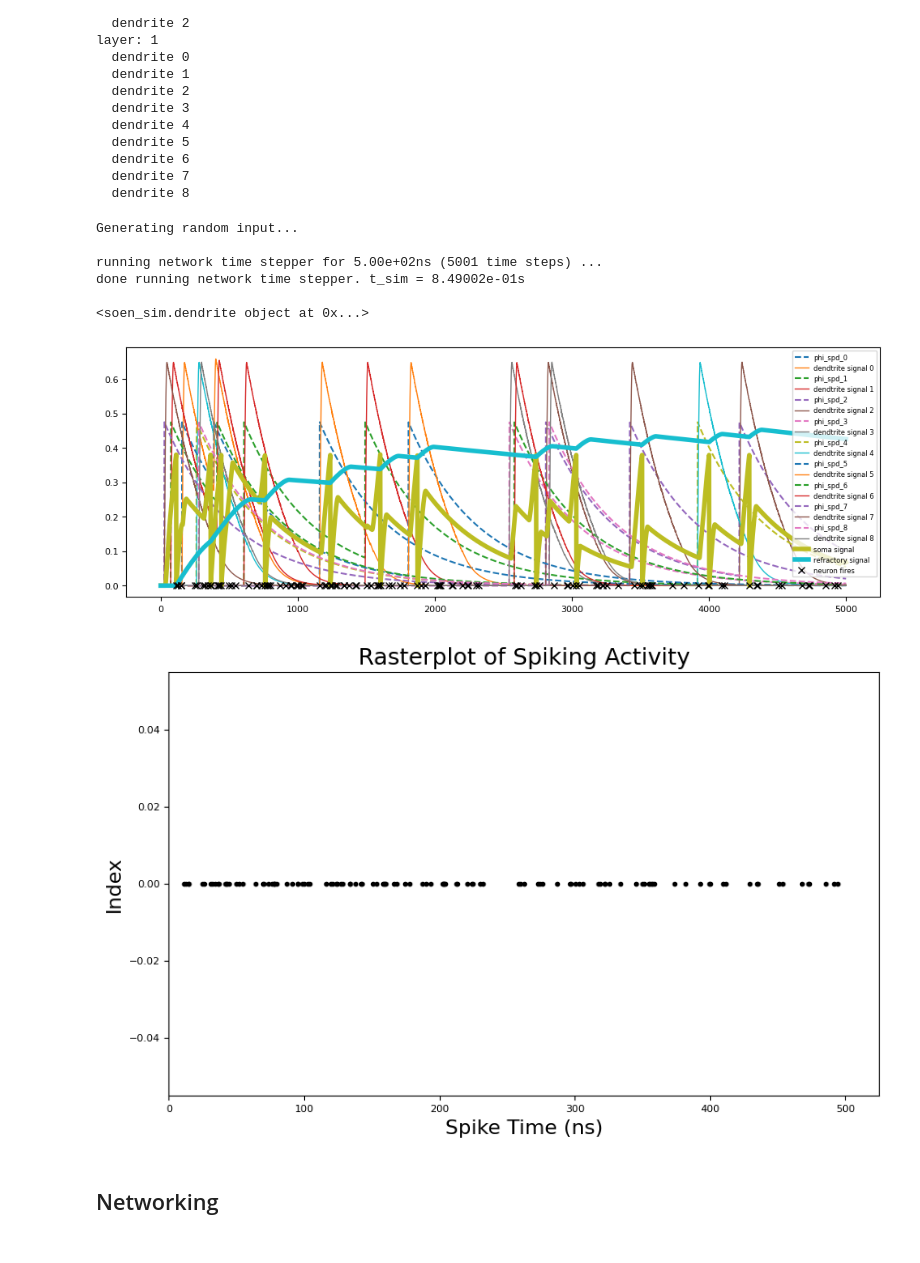
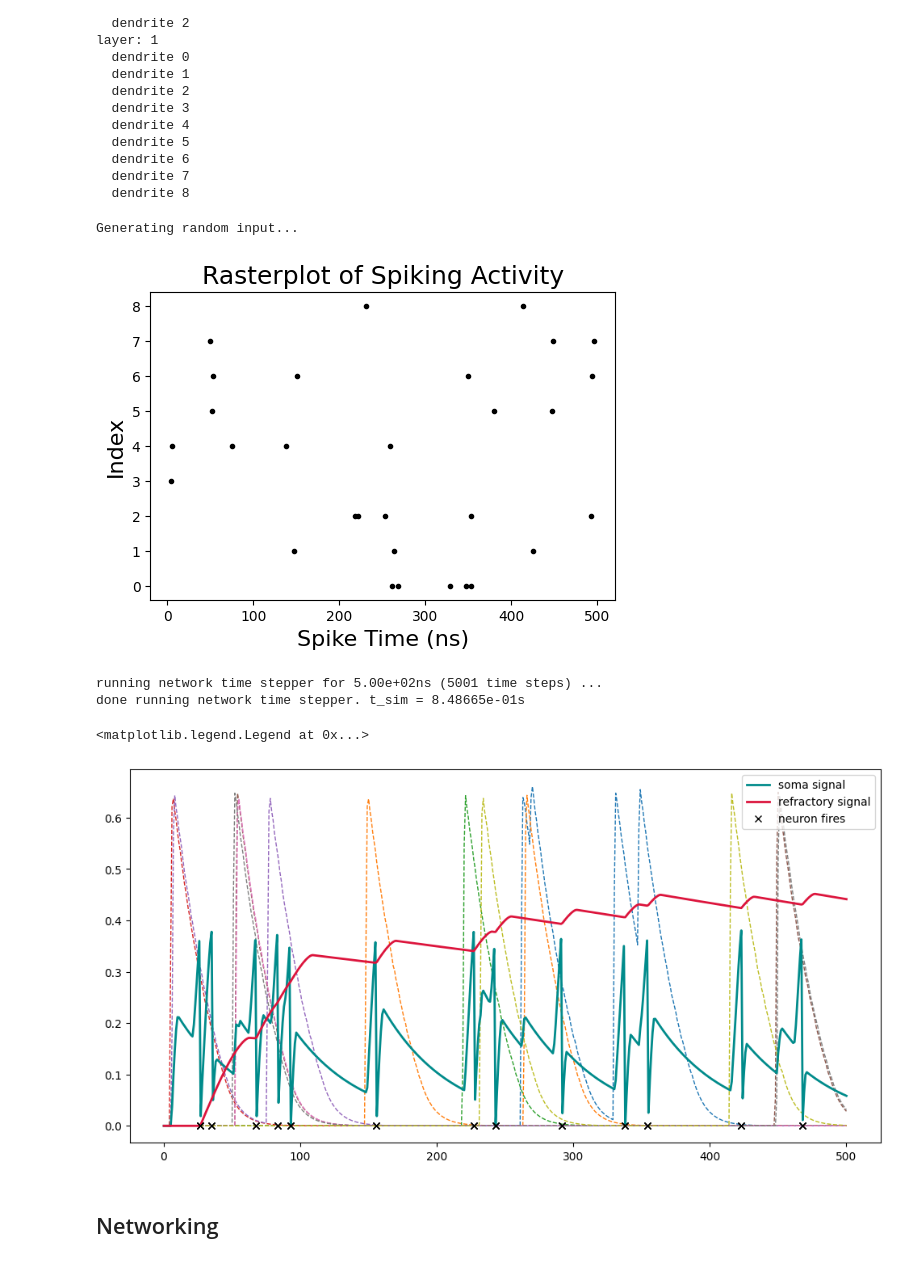
Before and after one commit to ryangitsit/sim_soens, a Jupyter notebook: soen_tutorial.ipynb, the cells around one changed output. Drawn from its saved outputs; the diff is of its cells as text; code cells hidden in the pictures.

```diff
--- a/soen_tutorial.ipynb
+++ b/soen_tutorial.ipynb
@@ -226,49 +323,44 @@ layer: 1
   dendrite 6
   dendrite 7
   dendrite 8
+# %%
+# generate and plot 8 dimensional random inpot
+input = SuperInput(channels=9, type='random', total_spikes=30, duration=500)
+raster_plot(input.spike_arrays,notebook=True)
+# %% [output]
+Generating random input...
+[figure, added]
 # %%
-input = SuperInput(channels=9, type='random', total_spikes=30, duration=500)
-# raster_plot(input.spike_arrays)
+# Attach one input channel per synapse
 for i in range(len(neo.synapses)):
-    # in_ = input_signal(name = 'input_synaptic_drive',
-    #                    input_temporal_form = 'arbitrary_spike_train',
-    #                    spike_times = input.spike_rows[i])
     neo.synapses[i].add_input(input.signals[i])
 
+# create and run network
 net = network(name = 'network_under_test')
 net.add_neuron(neo.fractal_neuron)
-# net.neurons['name'].name = 1
-
-# network_object.neurons[neuron_key].dend__ref.synaptic_inputs['{}__syn_refraction'.format(network_object.neurons[neuron_key].name)].spike_times_converted = np.append(network_object.neurons[neuron_key].dend__ref.synaptic_inputs['{}__syn_refraction'.format(network_object.neurons[neuron_key].name)].spike_times_converted,tau_vec[ii+1])
+# net.neurons['name'].name = 1 # sometimes naming bug
 net.run_sim(dt = .1, tf = 500)
 net.get_recordings()
-print(neo.dendrites[0][0])
-import matplotlib.pyplot as plt
-# print(spd.keys())
-# dend_s = neo.dendrites[0][0].s
+
+# tau_convert = 1/net.neurons[1].time_params['t_tau_conversion']
 signal = net.neurons[1].dend__nr_ni.s
 ref = net.neurons[1].dend__ref.s
-plt.figure(figsize=(12,4))
+
+plt.figure(figsize=(12,6))
 for i in range(9):
     spd = neo.dendrites[1][i].synaptic_inputs[i].phi_spd
     dend_s = neo.dendrites[1][i].s
-    plt.plot(spd,'--', label='phi_spd_'+str(i))
-    plt.plot(dend_s, linewidth=1, label='dendtrite signal '+str(i))
-plt.plot(signal, linewidth=4, label='soma signal')
-plt.plot(ref, linewidth=4, label='refractory signal')
-plt.plot(net.spikes[1]*tau_convert*10*1000,net.spikes[0],'xk', label='neuron fires')
+    # plt.plot(spd,'--') #, label='phi_spd_'+str(i))
+    plt.plot(dend_s[::10],'--', linewidth=1) #, label='dendtrite signal '+str(i))
+plt.plot(signal[::10], linewidth=2, color='darkcyan', label='soma signal')
+plt.plot(ref[::10], linewidth=2, color='crimson', label='refractory signal')
+plt.plot(net.spikes[1]*1000,net.spikes[0],'xk', label='neuron fires')
 plt.legend()
-spikes = [net.spikes[0],net.spikes[1]*tau_convert*1000]
-raster_plot(spikes,duration=500)
 # %% [output]
-Generating random input...
-
 running network time stepper for 5.00e+02ns (5001 time steps) ...
-done running network time stepper. t_sim = 8.49002e-01s
-
-<soen_sim.dendrite object at 0x...>
+done running network time stepper. t_sim = 8.48665e-01s
+<matplotlib.legend.Legend at 0x...>
-[figure, old version]
+[figure, new version]
-[figure, removed]
 # %% [markdown]
 ## Networking
 # %%
```
Also changed, not shown: parts of 18 cells of this notebook, 4 other files.
